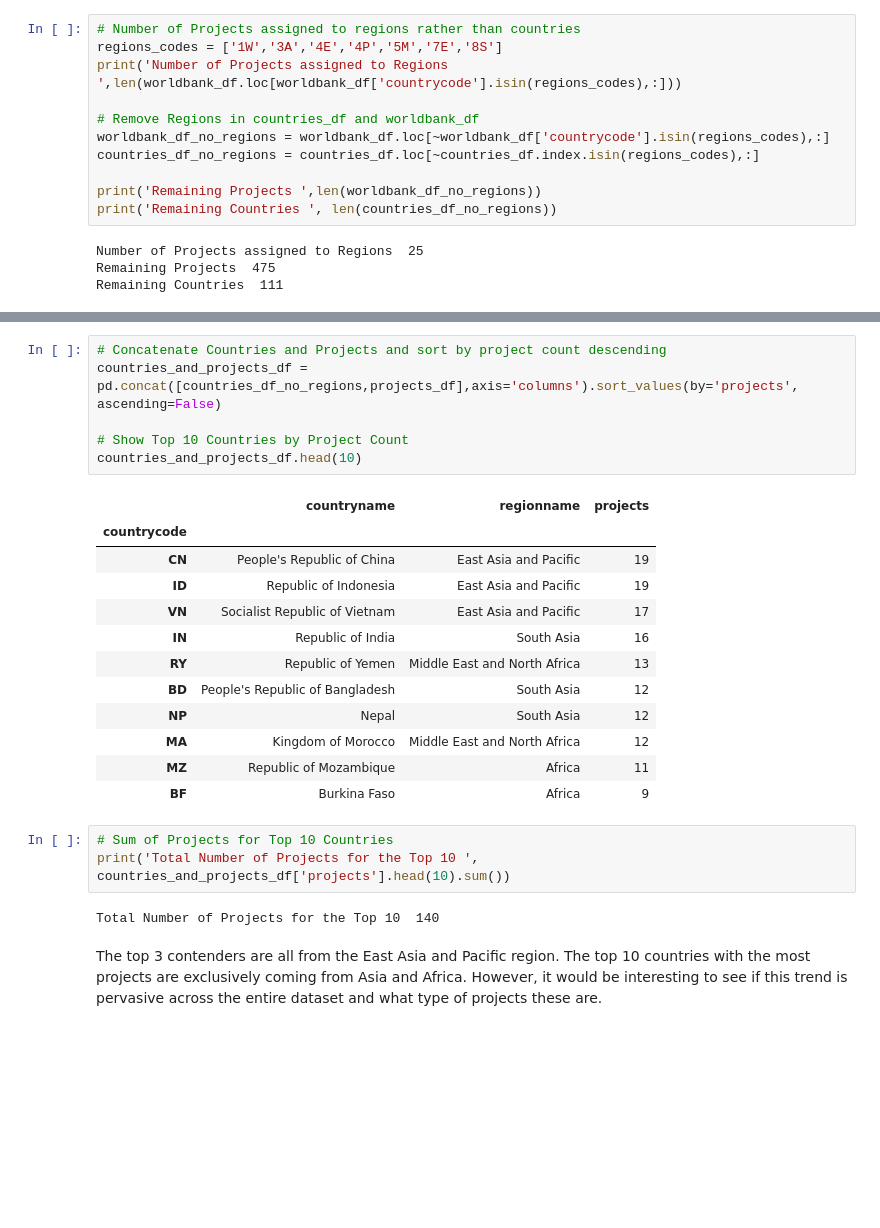
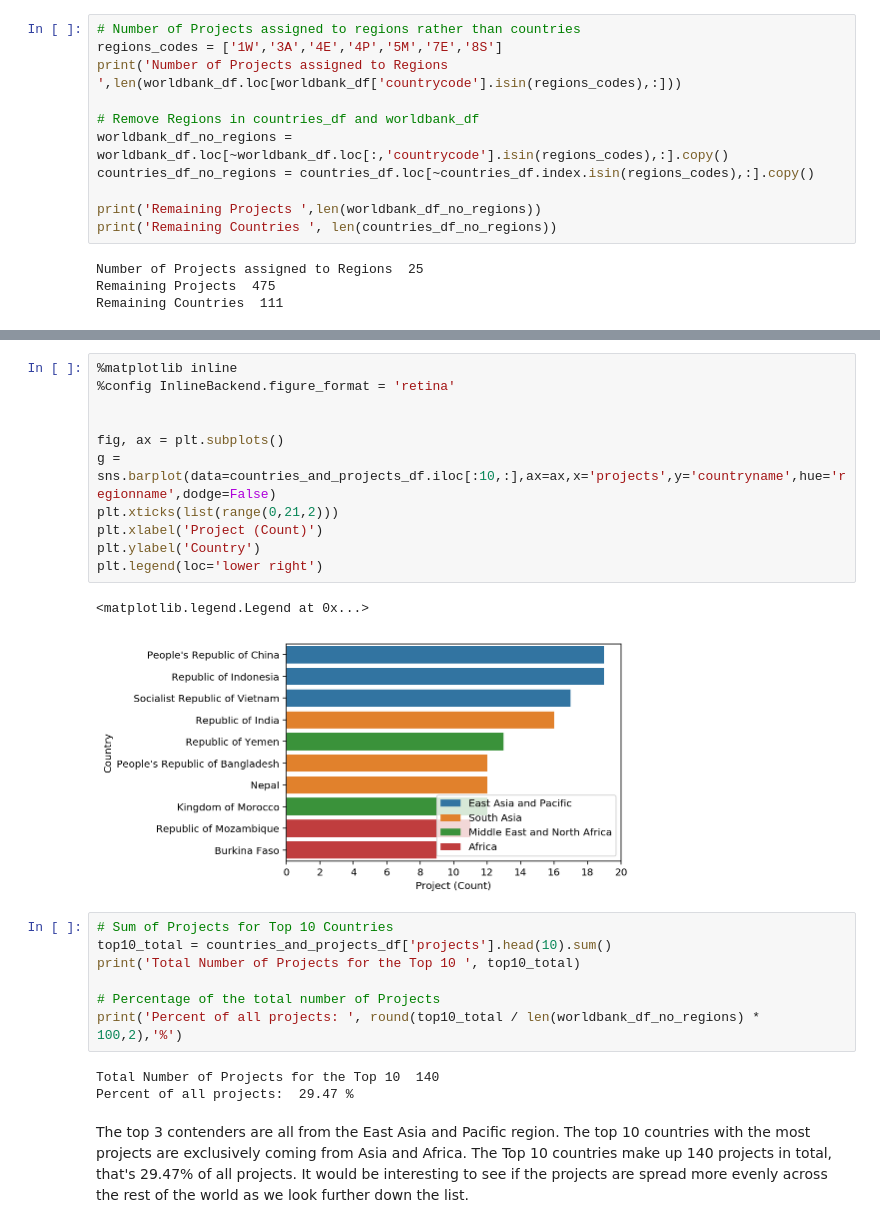
Before and after one commit to Germoe/sb_intermediate_course, a Jupyter notebook: exercises/Worldbank_JSON_Exercise/Worldbank_JSON_Notebook.ipynb, the cells around one changed output, grey strips where cells are left out. Saved outputs shown, nothing was run; the diff lists cells and outputs as text; blank space fills up the shorter version.

```diff
--- a/exercises/Worldbank_JSON_Exercise/Worldbank_JSON_Notebook.ipynb
+++ b/exercises/Worldbank_JSON_Exercise/Worldbank_JSON_Notebook.ipynb
@@ -111,8 +119,8 @@ regions_codes = ['1W','3A','4E','4P','5M','7E','8S']
 print('Number of Projects assigned to Regions ',len(worldbank_df.loc[worldbank_df['countrycode'].isin(regions_codes),:]))
 
 # Remove Regions in countries_df and worldbank_df
-worldbank_df_no_regions = worldbank_df.loc[~worldbank_df['countrycode'].isin(regions_codes),:]
-countries_df_no_regions = countries_df.loc[~countries_df.index.isin(regions_codes),:]
+worldbank_df_no_regions = worldbank_df.loc[~worldbank_df.loc[:,'countrycode'].isin(regions_codes),:].copy()
+countries_df_no_regions = countries_df.loc[~countries_df.index.isin(regions_codes),:].copy()
 
 print('Remaining Projects ',len(worldbank_df_no_regions))
 print('Remaining Countries ', len(countries_df_no_regions))
@@ -145,26 +163,26 @@ projects_df.head()
-# %%
-# Concatenate Countries and Projects and sort by project count descending
-countries_and_projects_df = pd.concat([countries_df_no_regions,projects_df],axis='columns').sort_values(by='projects', ascending=False)
-
-# Show Top 10 Countries by Project Count
-countries_and_projects_df.head(10)
-# %% [output]
-|  | countryname | regionname | projects |
-| countrycode |  |  |  |
-| CN | People's Republic of China | East Asia and Pacific | 19 |
-| ID | Republic of Indonesia | East Asia and Pacific | 19 |
-| VN | Socialist Republic of Vietnam | East Asia and Pacific | 17 |
-| IN | Republic of India | South Asia | 16 |
-| RY | Republic of Yemen | Middle East and North Africa | 13 |
-| BD | People's Republic of Bangladesh | South Asia | 12 |
-| NP | Nepal | South Asia | 12 |
-| MA | Kingdom of Morocco | Middle East and North Africa | 12 |
-| MZ | Republic of Mozambique | Africa | 11 |
-| BF | Burkina Faso | Africa | 9 |
+# %%
+%matplotlib inline
+%config InlineBackend.figure_format = 'retina'
+
+
+fig, ax = plt.subplots()
+g = sns.barplot(data=countries_and_projects_df.iloc[:10,:],ax=ax,x='projects',y='countryname',hue='regionname',dodge=False)
+plt.xticks(list(range(0,21,2)))
+plt.xlabel('Project (Count)')
+plt.ylabel('Country')
+plt.legend(loc='lower right')
+# %% [output]
+<matplotlib.legend.Legend at 0x...>
+[figure, added]
 # %%
 # Sum of Projects for Top 10 Countries
-print('Total Number of Projects for the Top 10 ', countries_and_projects_df['projects'].head(10).sum())
+top10_total = countries_and_projects_df['projects'].head(10).sum()
+print('Total Number of Projects for the Top 10 ', top10_total)
+
+# Percentage of the total number of Projects
+print('Percent of all projects: ', round(top10_total / len(worldbank_df_no_regions) * 100,2),'%')
 # %% [output]
 Total Number of Projects for the Top 10  140
+Percent of all projects:  29.47 %
 # %% [markdown]
-The top 3 contenders are all from the East Asia and Pacific region. The top 10 countries with the most projects are exclusively coming from Asia and Africa. However, it would be interesting to see if this trend is pervasive across the entire dataset and what type of projects these are.
+The top 3 contenders are all from the East Asia and Pacific region. The top 10 countries with the most projects are exclusively coming from Asia and Africa. The Top 10 countries make up 140 projects in total, that's 29.47% of all projects. It would be interesting to see if the projects are spread more evenly across the rest of the world as we look further down the list.
```
Also changed, not shown: parts of 33 cells of this notebook, 5 other files.
